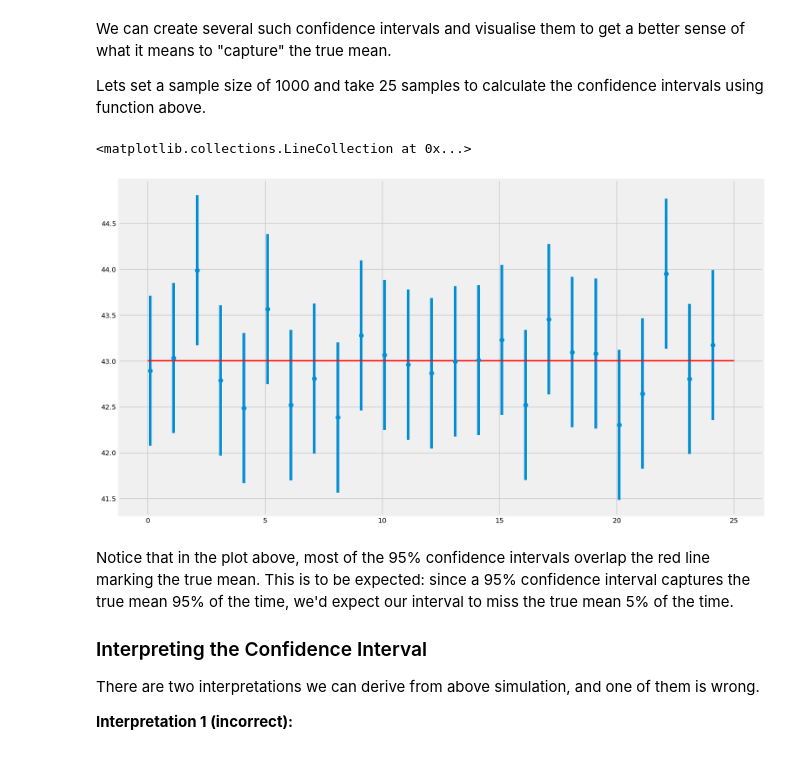
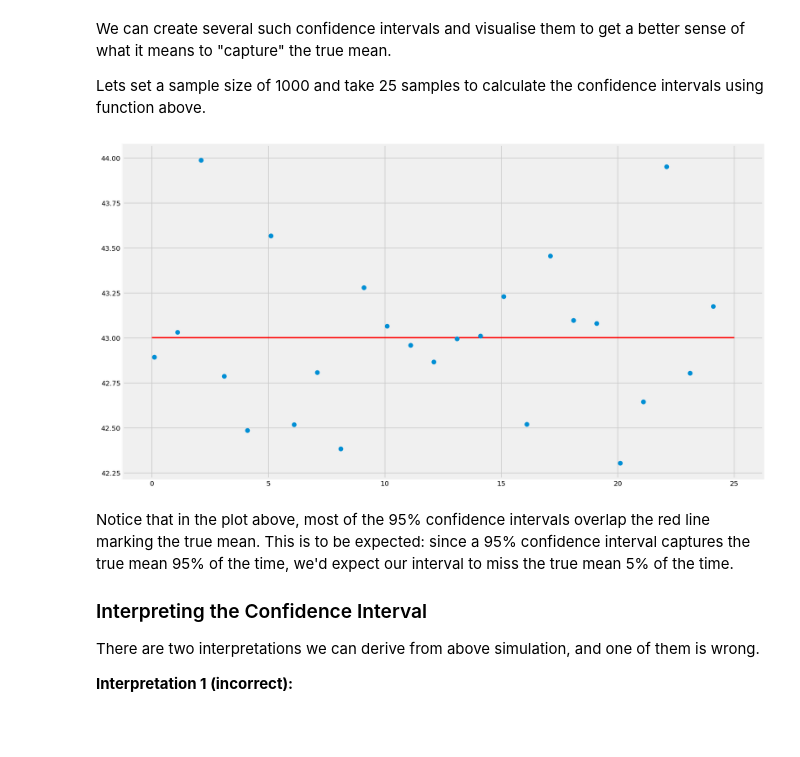
Before and after one commit to karenyilin/dsc-2-19-15-confidence-intervals-lab-nyc-ds-career-012819, a Jupyter notebook: index.ipynb, the cells around one changed output. Drawn from its saved outputs; the diff is of its cells as text; code cells hidden in the pictures; blank space fills up the shorter version.

```diff
--- a/index.ipynb
+++ b/index.ipynb
@@ -346,22 +346,21 @@ for sample in range(25):
 # %%
 # plot the mean and confidence interval for each sample as error bars
 # plot the population mean
 
 plt.figure(figsize=(15,9))
 
 plt.errorbar(x=np.arange(0.1, 25, 1),
              y=sample_means,
-             yerr=[(top-bot)/2 for top,bot in intervals],
+
              fmt='o')
 
 plt.hlines(xmin=0, xmax=25,
            y=43.0023,
            linewidth=2.0,
            color="red")
-yerr=[(top-bot)/2 for top,bot in intervals]
+#yerr=[(top-bot)/2 for top,bot in intervals]
 # %% [output]
-<matplotlib.collections.LineCollection at 0x...>
-[figure, old version]
+[figure, new version]
 # %% [markdown]
 Notice that in the plot above, most of the 95% confidence intervals overlap the red line marking the true mean. This is to be expected: since a 95% confidence interval captures the true mean 95% of the time, we'd expect our interval to miss the true mean 5% of the time.
 
```
